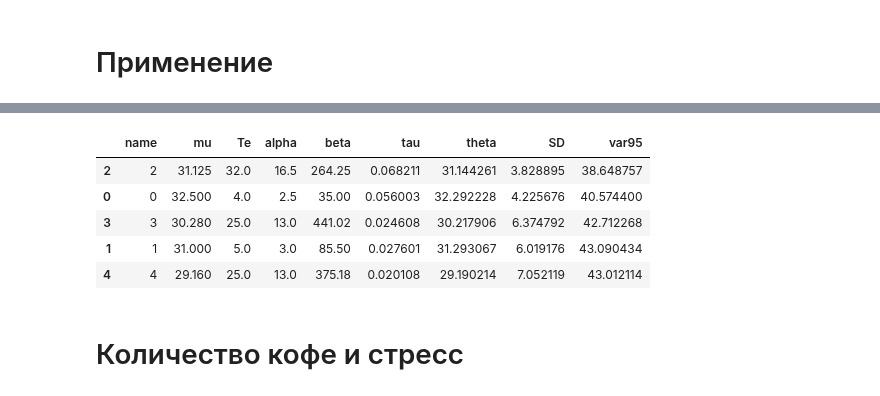
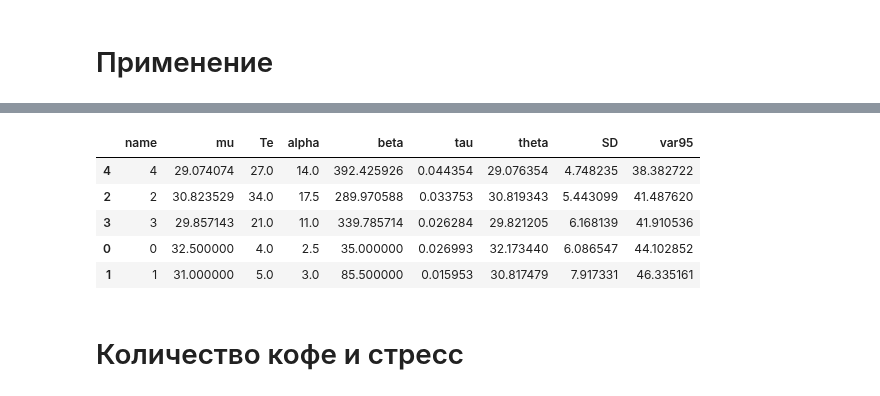
Before and after one commit to ksetdekov/trip_choice_optimizer, a Jupyter notebook: coffee-amount-optimization.ipynb, the cells around one changed output, grey strips where cells are left out. Drawn from its saved outputs; the diff is of its cells as text; code cells hidden in the pictures.

```diff
--- a/coffee-amount-optimization.ipynb
+++ b/coffee-amount-optimization.ipynb
@@ -262,7 +262,11 @@ events = {
     datetime(2025, 3,15): (4, 38),
     datetime(2025, 3,16): (2, 33),
     datetime(2025, 3,17): (4, 23),
-    datetime(2025, 3,18): (1, 23)
+    datetime(2025, 3,18): (1, 23),
+    datetime(2025, 3,19): (2, 27),
+    datetime(2025, 3,20): (2, 25),
+    datetime(2025, 3,21): (4, 32),
+    datetime(2025, 3,22): (4, 24)
 
 }
 
@@ -276,9 +280,9 @@ cups.process_events(events, days=91)
 |  | name | mu | Te | alpha | beta | tau | theta | SD | var95 |
-| 2 | 2 | 31.125 | 32.0 | 16.5 | 264.25 | 0.068211 | 31.144261 | 3.828895 | 38.648757 |
-| 0 | 0 | 32.500 | 4.0 | 2.5 | 35.00 | 0.056003 | 32.292228 | 4.225676 | 40.574400 |
-| 3 | 3 | 30.280 | 25.0 | 13.0 | 441.02 | 0.024608 | 30.217906 | 6.374792 | 42.712268 |
-| 1 | 1 | 31.000 | 5.0 | 3.0 | 85.50 | 0.027601 | 31.293067 | 6.019176 | 43.090434 |
-| 4 | 4 | 29.160 | 25.0 | 13.0 | 375.18 | 0.020108 | 29.190214 | 7.052119 | 43.012114 |
+| 4 | 4 | 29.074074 | 27.0 | 14.0 | 392.425926 | 0.044354 | 29.076354 | 4.748235 | 38.382722 |
+| 2 | 2 | 30.823529 | 34.0 | 17.5 | 289.970588 | 0.033753 | 30.819343 | 5.443099 | 41.487620 |
+| 3 | 3 | 29.857143 | 21.0 | 11.0 | 339.785714 | 0.026284 | 29.821205 | 6.168139 | 41.910536 |
+| 0 | 0 | 32.500000 | 4.0 | 2.5 | 35.000000 | 0.026993 | 32.173440 | 6.086547 | 44.102852 |
+| 1 | 1 | 31.000000 | 5.0 | 3.0 | 85.500000 | 0.015953 | 30.817479 | 7.917331 | 46.335161 |
 # %% [markdown]
 # Количество кофе и стресс
 # %%
```
Also changed, not shown: parts of 6 cells of this notebook.
